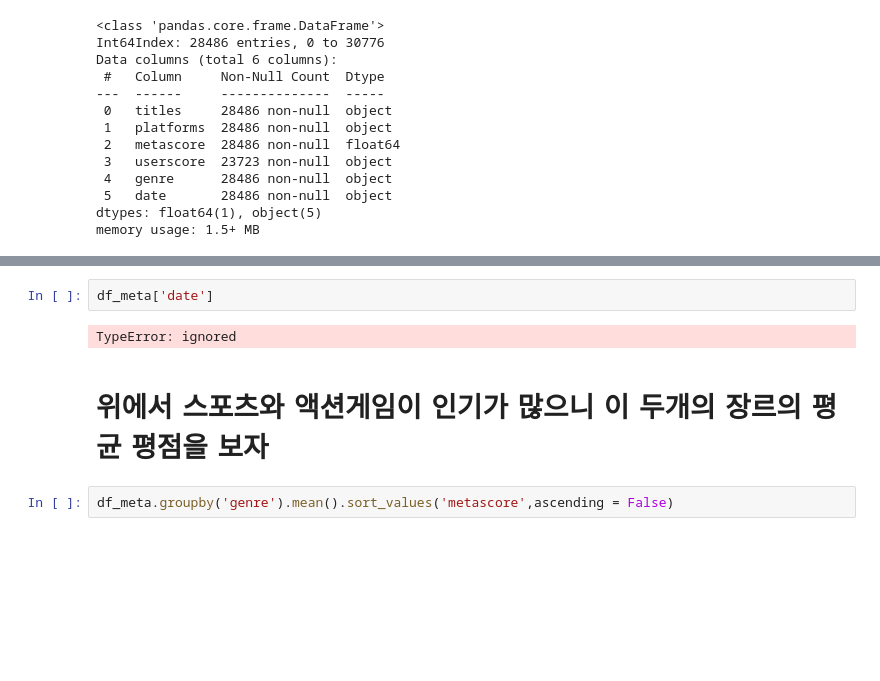
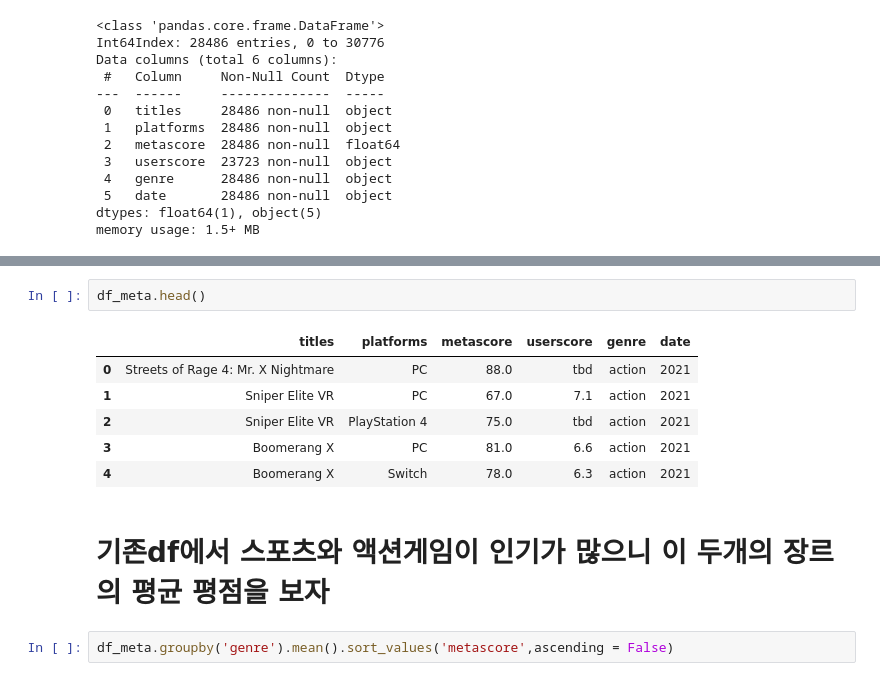
Before and after one commit to youngwoo3283/codestates_section1_project, a Jupyter notebook: section1_project.ipynb, the cells around one changed output, grey strips where cells are left out. Cells and saved outputs as stored; diff of their text form; blank space fills up the shorter version.

```diff
--- a/section1_project.ipynb
+++ b/section1_project.ipynb
@@ -630,9 +632,14 @@ df_meta['userscore'].isnull().sum() / df_meta.shape[0]
 # %%
-df_meta['date']
+df_meta.head()
 # %% [output]
-TypeError: ignored
+|  | titles | platforms | metascore | userscore | genre | date |
+| 0 | Streets of Rage 4: Mr. X Nightmare | PC | 88.0 | tbd | action | 2021 |
+| 1 | Sniper Elite VR | PC | 67.0 | 7.1 | action | 2021 |
+| 2 | Sniper Elite VR | PlayStation 4 | 75.0 | tbd | action | 2021 |
+| 3 | Boomerang X | PC | 81.0 | 6.6 | action | 2021 |
+| 4 | Boomerang X | Switch | 78.0 | 6.3 | action | 2021 |
 # %% [markdown]
-# 위에서 스포츠와 액션게임이 인기가 많으니 이 두개의 장르의 평균 평점을 보자
+# 기존df에서 스포츠와 액션게임이 인기가 많으니 이 두개의 장르의 평균 평점을 보자
 # %%
 df_meta.groupby('genre').mean().sort_values('metascore',ascending = False)
 # %% [output]
```
Also changed, not shown: parts of 14 cells of this notebook.
